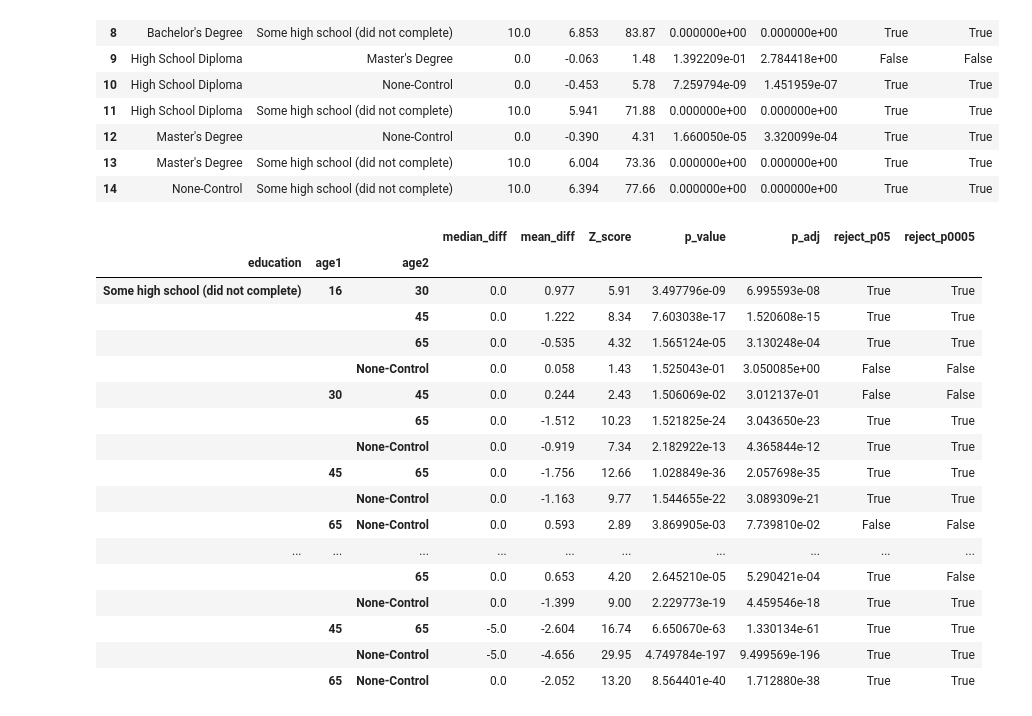
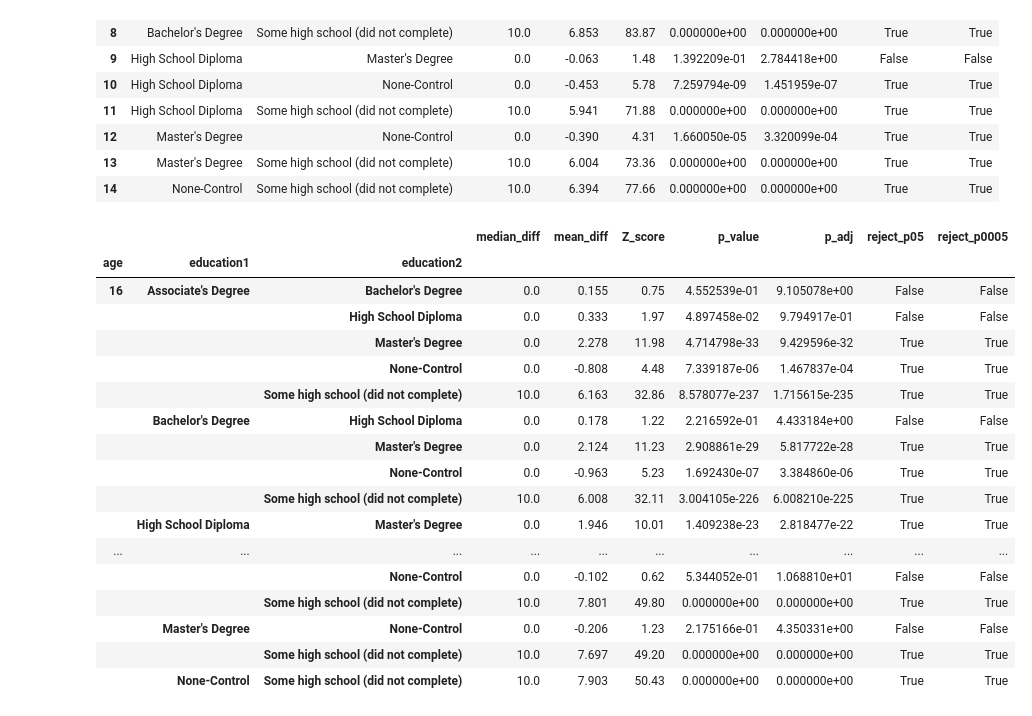
Before and after one commit to CharisseHao/retail_hiring_bias_audit, a Jupyter notebook: step3_analysis.ipynb, the cells around one changed output. Cells and saved outputs as stored; diff of their text form; code cells hidden in the pictures.

```diff
--- a/step3_analysis.ipynb
+++ b/step3_analysis.ipynb
@@ -320,36 +320,36 @@ detailed_dunns_test(df_valid, 'query_response', 'education', total_comparisons=2
 | 14 | None-Control | Some high school (did not complete) | 10.0 | 6.394 | 77.66 | 0.000000e+00 | 0.000000e+00 | True | True |
 # %%
 age_edu_dunns = []
-for i in df_valid['education'].unique():
-    df_edu = df[df['education'] == i]
-    curr_df = detailed_dunns_test(df_edu, 'query_response', 'age', total_comparisons=20)
-    curr_df['education'] = i
-    curr_df = curr_df.groupby(['education', 'age1', 'age2']).mean()
+for i in df_valid['age'].unique():
+    df_edu = df[df['age'] == i]
+    curr_df = detailed_dunns_test(df_edu, 'query_response', 'education', total_comparisons=20)
+    curr_df['age'] = i
+    curr_df = curr_df.groupby(['age', 'education1', 'education2']).mean()
     age_edu_dunns.append(curr_df)
 age_edu_dunns_results = pd.concat(age_edu_dunns)
 age_edu_dunns_results['reject_p05'] = age_edu_dunns_results['reject_p05'].astype(bool)
 age_edu_dunns_results['reject_p0005'] = age_edu_dunns_results['reject_p0005'].astype(bool)
 
 age_edu_dunns_results
 # %% [output]
 |  |  |  | median_diff | mean_diff | Z_score | p_value | p_adj | reject_p05 | reject_p0005 |
-| education | age1 | age2 |  |  |  |  |  |  |  |
-| Some high school (did not complete) | 16 | 30 | 0.0 | 0.977 | 5.91 | 3.497796e-09 | 6.995593e-08 | True | True |
-|  |  | 45 | 0.0 | 1.222 | 8.34 | 7.603038e-17 | 1.520608e-15 | True | True |
-|  |  | 65 | 0.0 | -0.535 | 4.32 | 1.565124e-05 | 3.130248e-04 | True | True |
-|  |  | None-Control | 0.0 | 0.058 | 1.43 | 1.525043e-01 | 3.050085e+00 | False | False |
-|  | 30 | 45 | 0.0 | 0.244 | 2.43 | 1.506069e-02 | 3.012137e-01 | False | False |
-|  |  | 65 | 0.0 | -1.512 | 10.23 | 1.521825e-24 | 3.043650e-23 | True | True |
-|  |  | None-Control | 0.0 | -0.919 | 7.34 | 2.182922e-13 | 4.365844e-12 | True | True |
-|  | 45 | 65 | 0.0 | -1.756 | 12.66 | 1.028849e-36 | 2.057698e-35 | True | True |
-|  |  | None-Control | 0.0 | -1.163 | 9.77 | 1.544655e-22 | 3.089309e-21 | True | True |
-|  | 65 | None-Control | 0.0 | 0.593 | 2.89 | 3.869905e-03 | 7.739810e-02 | False | False |
+| age | education1 | education2 |  |  |  |  |  |  |  |
+| 16 | Associate's Degree | Bachelor's Degree | 0.0 | 0.155 | 0.75 | 4.552539e-01 | 9.105078e+00 | False | False |
+|  |  | High School Diploma | 0.0 | 0.333 | 1.97 | 4.897458e-02 | 9.794917e-01 | False | False |
+|  |  | Master's Degree | 0.0 | 2.278 | 11.98 | 4.714798e-33 | 9.429596e-32 | True | True |
+|  |  | None-Control | 0.0 | -0.808 | 4.48 | 7.339187e-06 | 1.467837e-04 | True | True |
+|  |  | Some high school (did not complete) | 10.0 | 6.163 | 32.86 | 8.578077e-237 | 1.715615e-235 | True | True |
+|  | Bachelor's Degree | High School Diploma | 0.0 | 0.178 | 1.22 | 2.216592e-01 | 4.433184e+00 | False | False |
+|  |  | Master's Degree | 0.0 | 2.124 | 11.23 | 2.908861e-29 | 5.817722e-28 | True | True |
+|  |  | None-Control | 0.0 | -0.963 | 5.23 | 1.692430e-07 | 3.384860e-06 | True | True |
+|  |  | Some high school (did not complete) | 10.0 | 6.008 | 32.11 | 3.004105e-226 | 6.008210e-225 | True | True |
+|  | High School Diploma | Master's Degree | 0.0 | 1.946 | 10.01 | 1.409238e-23 | 2.818477e-22 | True | True |
 | ... | ... | ... | ... | ... | ... | ... | ... | ... | ... |
-|  |  | 65 | 0.0 | 0.653 | 4.20 | 2.645210e-05 | 5.290421e-04 | True | False |
-|  |  | None-Control | 0.0 | -1.399 | 9.00 | 2.229773e-19 | 4.459546e-18 | True | True |
-|  | 45 | 65 | -5.0 | -2.604 | 16.74 | 6.650670e-63 | 1.330134e-61 | True | True |
-|  |  | None-Control | -5.0 | -4.656 | 29.95 | 4.749784e-197 | 9.499569e-196 | True | True |
-|  | 65 | None-Control | 0.0 | -2.052 | 13.20 | 8.564401e-40 | 1.712880e-38 | True | True |
+|  |  | None-Control | 0.0 | -0.102 | 0.62 | 5.344052e-01 | 1.068810e+01 | False | False |
+|  |  | Some high school (did not complete) | 10.0 | 7.801 | 49.80 | 0.000000e+00 | 0.000000e+00 | True | True |
+|  | Master's Degree | None-Control | 0.0 | -0.206 | 1.23 | 2.175166e-01 | 4.350331e+00 | False | False |
+|  |  | Some high school (did not complete) | 10.0 | 7.697 | 49.20 | 0.000000e+00 | 0.000000e+00 | True | True |
+|  | None-Control | Some high school (did not complete) | 10.0 | 7.903 | 50.43 | 0.000000e+00 | 0.000000e+00 | True | True |
 # %%
 print("Elapsed time:", datetime.datetime.now() - start_run)
 # %% [output]
```
Also changed, not shown: parts of 1 cell of this notebook.
